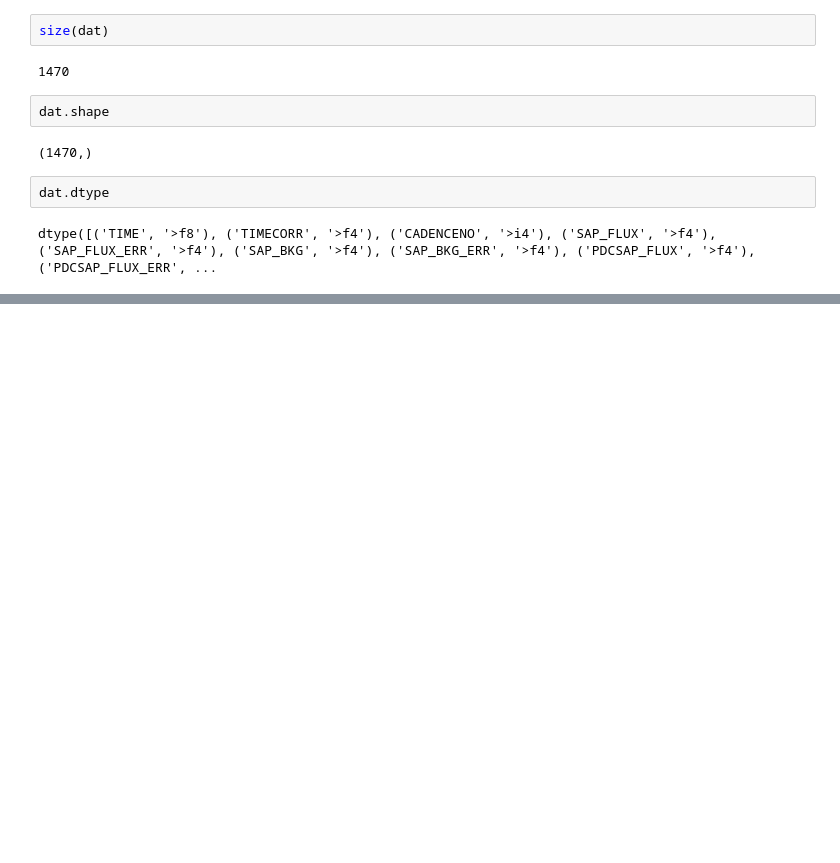
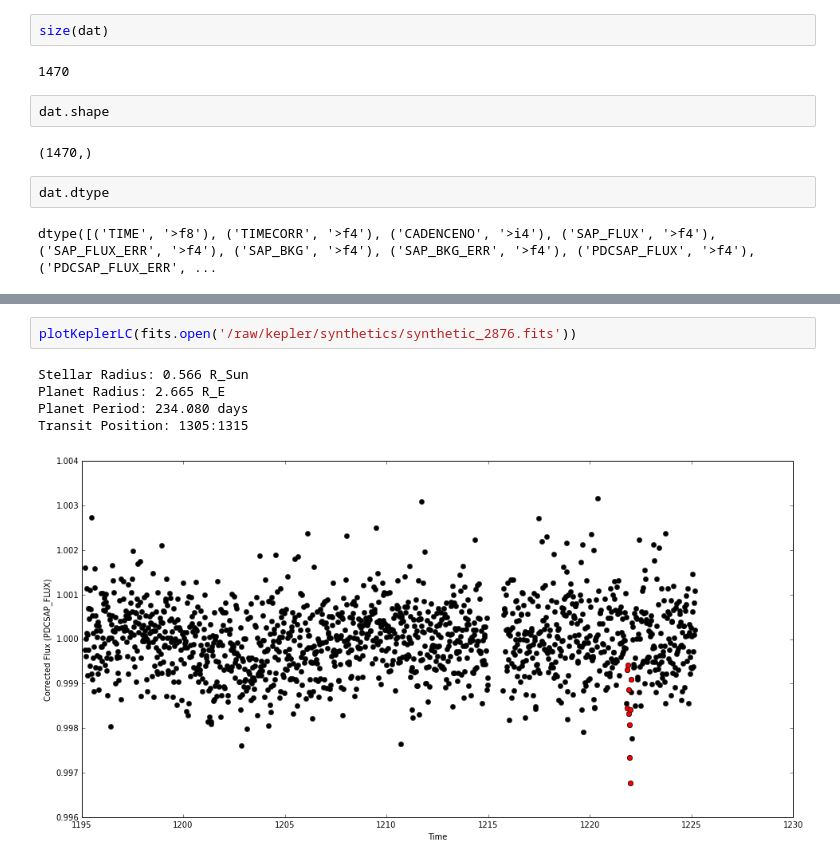
Before and after one commit to mattgiguere/KeplerSynthetics, a Jupyter notebook: KeplerSynthetics.ipynb, the cells around one changed output, grey strips where cells are left out. Drawn from its saved outputs; the diff is of its cells as text; blank space fills up the shorter version.

```diff
--- a/KeplerSynthetics.ipynb
+++ b/KeplerSynthetics.ipynb
@@ -95,0 +106,8 @@ print(len(dat['TIME'][int(t0):int(t1)]))
+# %%
+plotKeplerLC(fits.open('/raw/kepler/synthetics/synthetic_2876.fits'))
+# %% [output]
+Stellar Radius: 0.566 R_Sun
+Planet Radius: 2.665 R_E
+Planet Period: 234.080 days
+Transit Position: 1305:1315
+[figure, added]
```
Also changed, not shown: parts of 14 cells of this notebook.
